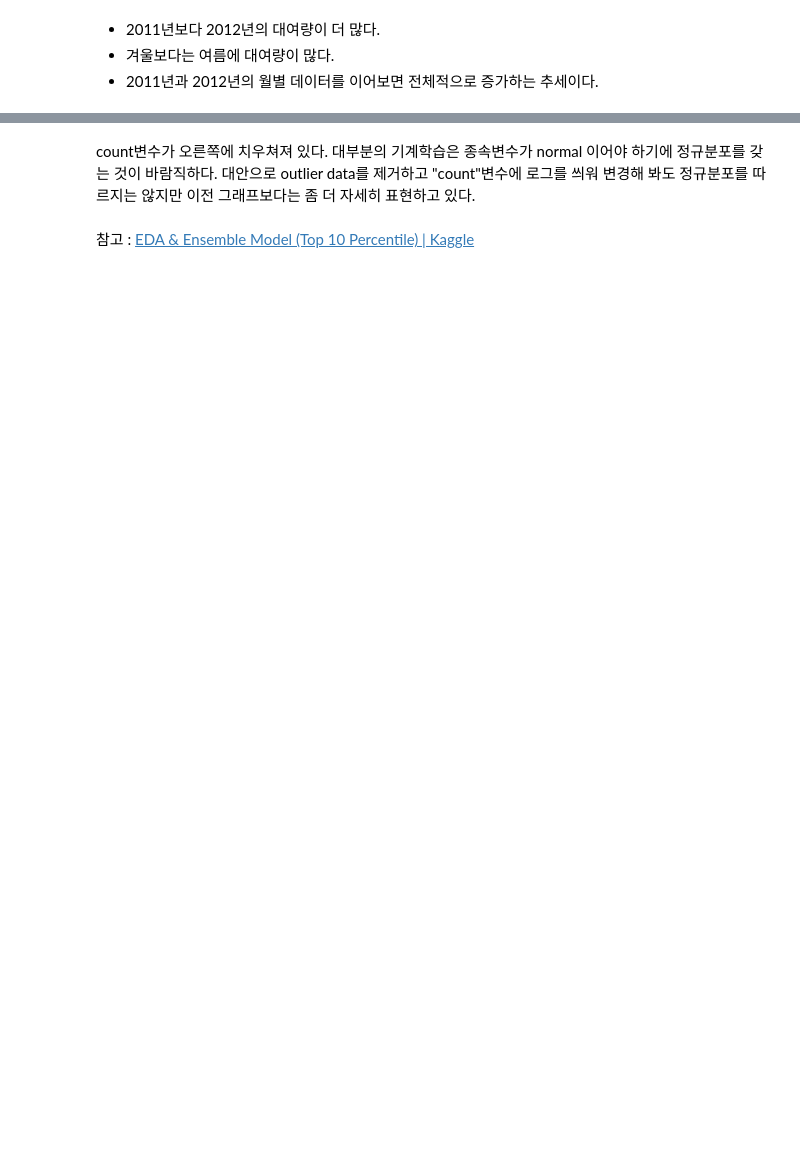
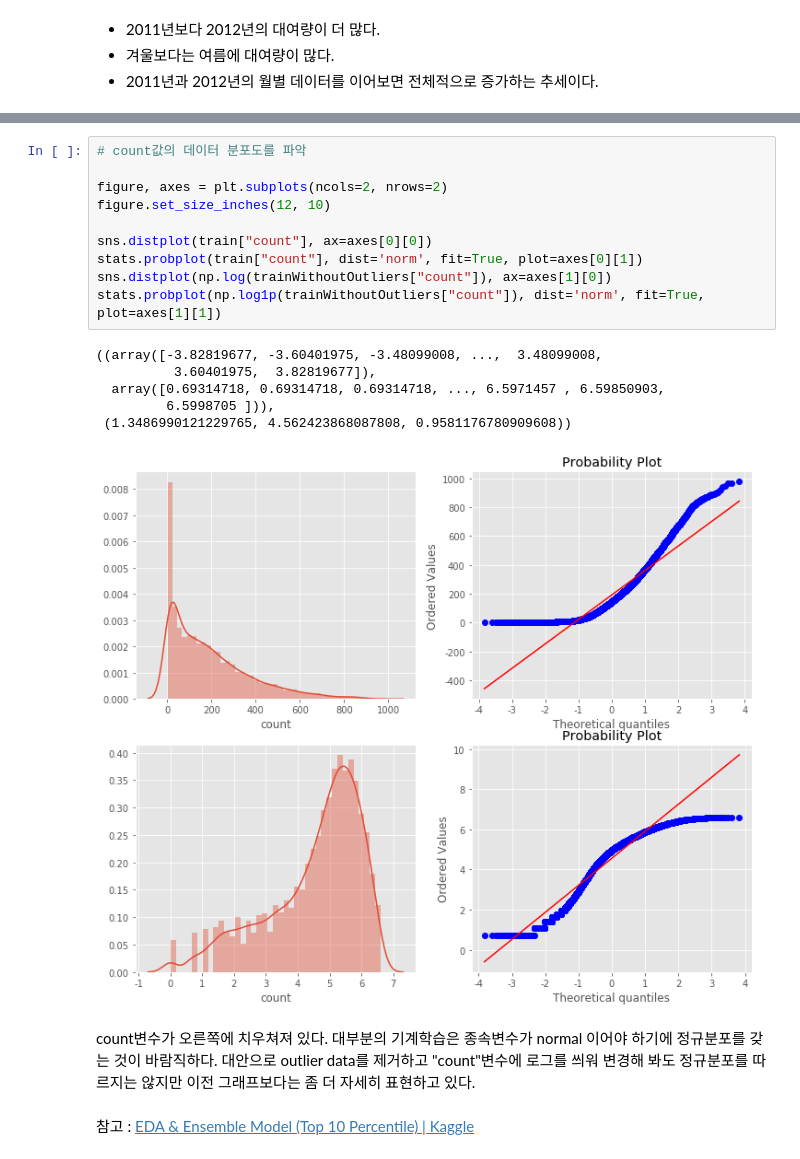
Before and after one commit to wlel7385/opensource, a Jupyter notebook: bike-sharing-demand-EDA.ipynb, the cells around one changed output, grey strips where cells are left out. Saved outputs shown, nothing was run; the diff lists cells and outputs as text; blank space fills up the shorter version.

```diff
--- a/bike-sharing-demand-EDA.ipynb
+++ b/bike-sharing-demand-EDA.ipynb
@@ -251,3 +301,20 @@ sns.heatmap(corrMatt, mask=mask,vmax=.8, square=True,annot=True)
+# %%
+# count값의 데이터 분포도를 파악
+
+figure, axes = plt.subplots(ncols=2, nrows=2)
+figure.set_size_inches(12, 10)
+
+sns.distplot(train["count"], ax=axes[0][0])
+stats.probplot(train["count"], dist='norm', fit=True, plot=axes[0][1])
+sns.distplot(np.log(trainWithoutOutliers["count"]), ax=axes[1][0])
+stats.probplot(np.log1p(trainWithoutOutliers["count"]), dist='norm', fit=True, plot=axes[1][1])
+# %% [output]
+((array([-3.82819677, -3.60401975, -3.48099008, ...,  3.48099008,
+          3.60401975,  3.82819677]),
+  array([0.69314718, 0.69314718, 0.69314718, ..., 6.5971457 , 6.59850903,
+         6.5998705 ])),
+ (1.3486990121229765, 4.562423868087808, 0.9581176780909608))
+[figure, added]
 # %% [markdown]
 count변수가 오른쪽에 치우쳐져 있다. 대부분의 기계학습은 종속변수가 normal 이어야 하기에 정규분포를 갖는 것이 바람직하다. 대안으로 outlier data를 제거하고 "count"변수에 로그를 씌워 변경해 봐도 정규분포를 따르지는 않지만 이전 그래프보다는 좀 더 자세히 표현하고 있다.
 # %% [markdown]
```
Also changed, not shown: parts of 4 cells of this notebook.
